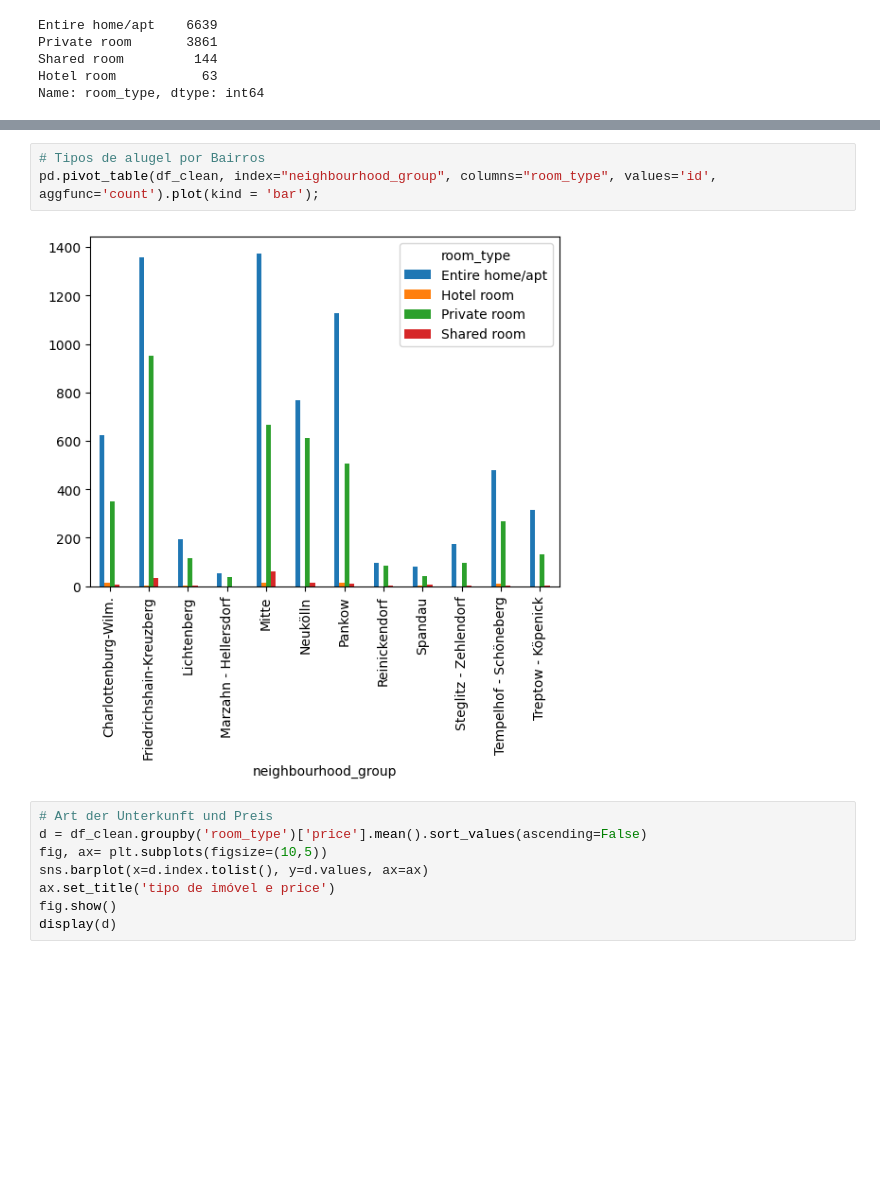
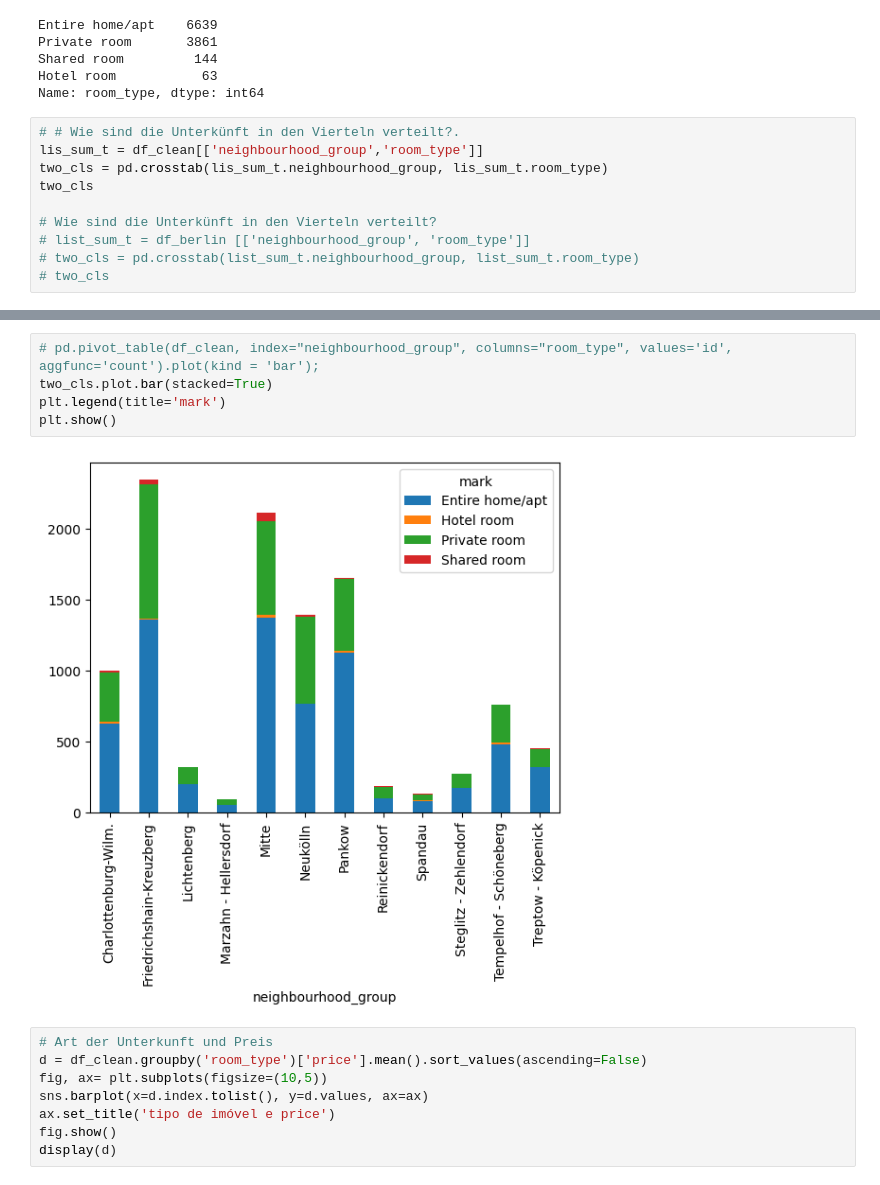
Before and after one commit to awildt01/Airbnb_Berlin-, a Jupyter notebook: Airbnb_(Berlin).ipynb, the cells around one changed output, grey strips where cells are left out. Cells and saved outputs as stored; diff of their text form; blank space fills up the shorter version.

```diff
--- a/Airbnb_(Berlin).ipynb
+++ b/Airbnb_(Berlin).ipynb
@@ -516,3 +514,13 @@ Private room       3861
 Shared room         144
 Hotel room           63
 Name: room_type, dtype: int64
+# %%
+# # Wie sind die Unterkünft in den Vierteln verteilt?.
+lis_sum_t = df_clean[['neighbourhood_group','room_type']]
+two_cls = pd.crosstab(lis_sum_t.neighbourhood_group, lis_sum_t.room_type)
+two_cls
+
+# Wie sind die Unterkünft in den Vierteln verteilt?
+# list_sum_t = df_berlin [['neighbourhood_group', 'room_type']]
+# two_cls = pd.crosstab(list_sum_t.neighbourhood_group, list_sum_t.room_type)
+# two_cls
@@ -519,8 +542,10 @@ Name: room_type, dtype: int64
 # %%
-# Tipos de alugel por Bairros
-pd.pivot_table(df_clean, index="neighbourhood_group", columns="room_type", values='id', aggfunc='count').plot(kind = 'bar');
+# pd.pivot_table(df_clean, index="neighbourhood_group", columns="room_type", values='id', aggfunc='count').plot(kind = 'bar');
+two_cls.plot.bar(stacked=True)
+plt.legend(title='mark')
+plt.show()
 # %% [output]
-[figure, old version]
+[figure, new version]
 # %%
 # Art der Unterkunft und Preis
 d = df_clean.groupby('room_type')['price'].mean().sort_values(ascending=False)
```
Also changed, not shown: parts of 8 cells of this notebook.
